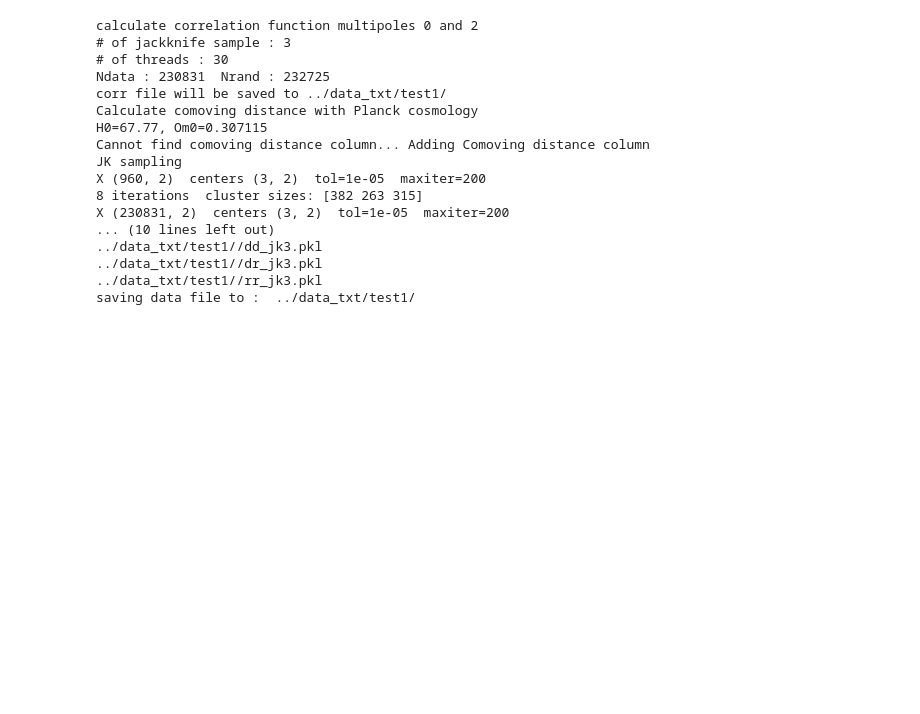
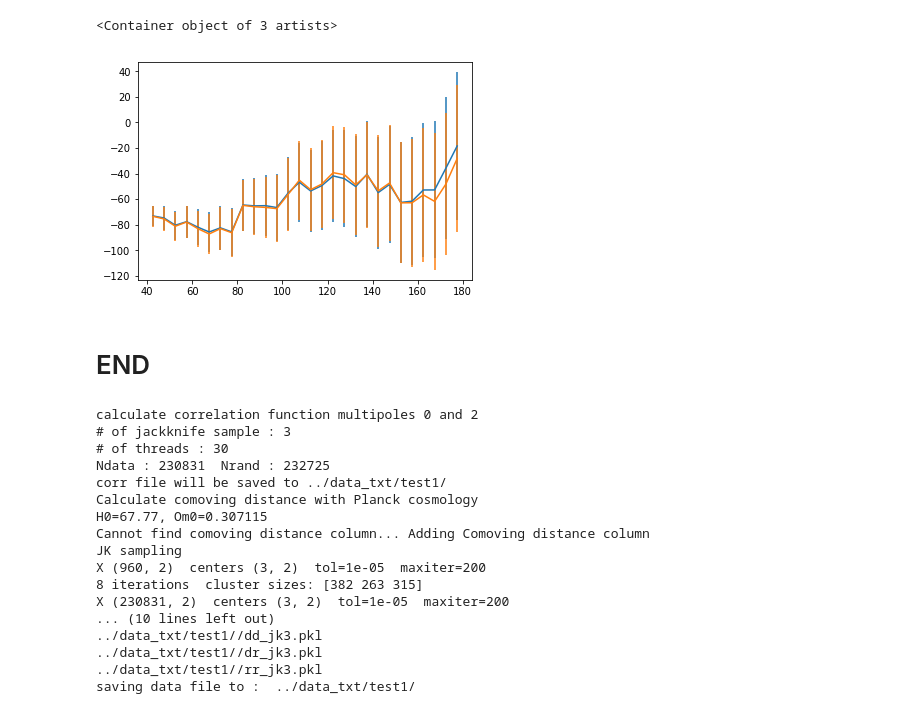
Before and after one commit to sujeong-lee/DMASS, a Jupyter notebook: code/notebook/CMASS zcut 3D correlation function.ipynb, the cells around one changed output. Cells and saved outputs as stored; diff of their text form; code cells hidden in the pictures; blank space fills up the shorter version.

```diff
--- a/code/notebook/CMASS zcut 3D correlation function.ipynb
+++ b/code/notebook/CMASS zcut 3D correlation function.ipynb
@@ -104,3 +307,13 @@ Adding Comoving distance column
+# %%
+fig, ax = plt.subplots()
+ax.errorbar(rr, rr**2*xi2, yerr = rr**2*err2)
+ax.errorbar(rr, rr**2*xi2z, yerr = rr**2*err2)
+#ax.plot(r_measurement, r_measurement**2*xi_mono_measu)
+# %% [output]
+<Container object of 3 artists>
+[figure, added]
+# %% [markdown]
+# END
 # %%
 ind = np.random.choice(np.arange(cmass_south.size), size = cmass_south.size)
 indrand = np.random.choice(np.arange(randoms_south.size), size = randoms_south.size/50)
```
Also changed, not shown: parts of 23 cells of this notebook, 6 other files.
